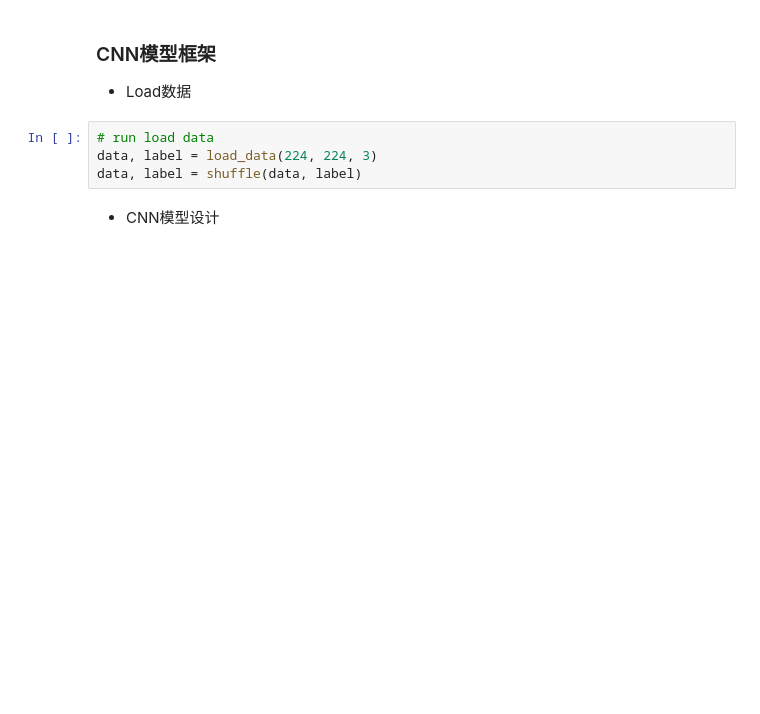
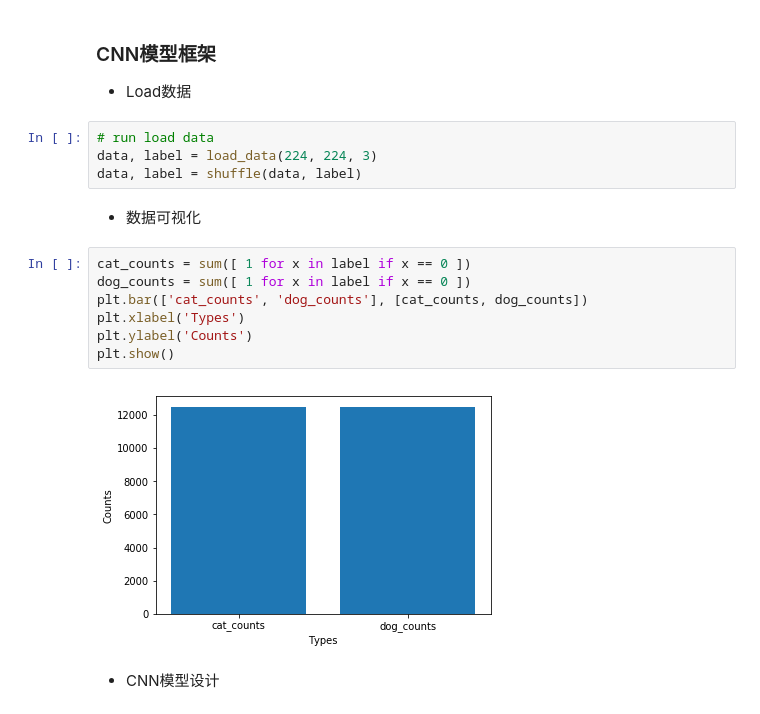
Before and after one commit to kylechenoO/Dogs_vs_Cats, a Jupyter notebook: Dogs_vs_Cats.ipynb, the cells around one changed output. Drawn from its saved outputs; the diff is of its cells as text; blank space fills up the shorter version.

```diff
--- a/Dogs_vs_Cats.ipynb
+++ b/Dogs_vs_Cats.ipynb
@@ -140,6 +131,17 @@ def load_data(width, height, channels):
 # run load data
 data, label = load_data(224, 224, 3)
 data, label = shuffle(data, label)
+# %% [markdown]
+-   数据可视化
+# %%
+cat_counts = sum([ 1 for x in label if x == 0 ])
+dog_counts = sum([ 1 for x in label if x == 0 ])
+plt.bar(['cat_counts', 'dog_counts'], [cat_counts, dog_counts])
+plt.xlabel('Types')
+plt.ylabel('Counts')
+plt.show()
+# %% [output]
+[figure, added]
 # %% [markdown]
 -   CNN模型设计
 # %%
```
Also changed, not shown: parts of 19 cells of this notebook.
